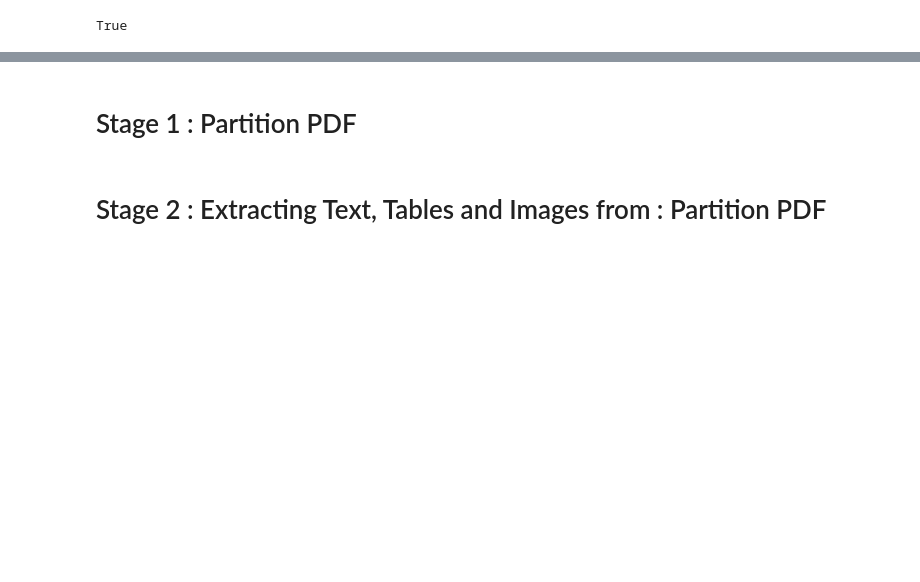
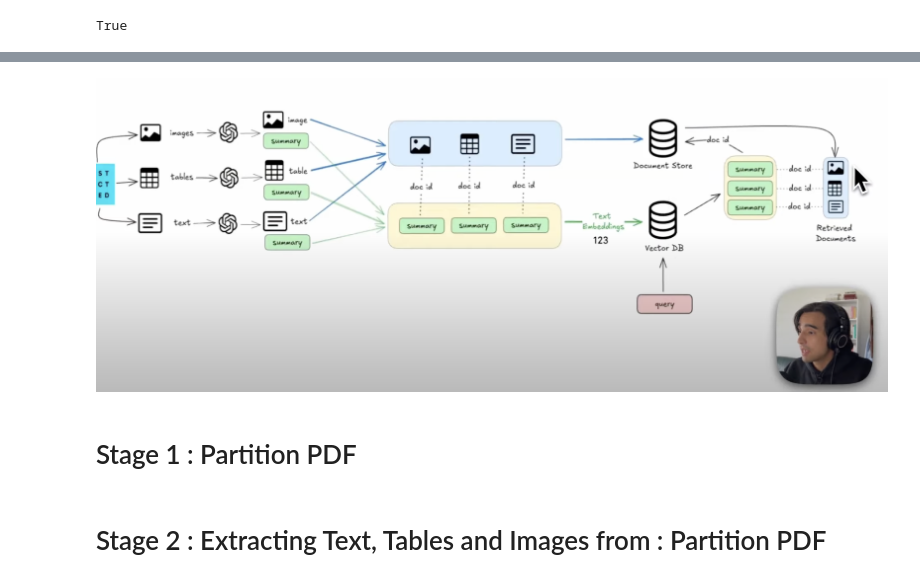
Before and after one commit to siddh30/Multimodal-RAG, a Jupyter notebook: multimodal_rag.ipynb, the cells around one changed output, grey strips where cells are left out. Drawn from its saved outputs; the diff is of its cells as text; code cells hidden in the pictures; blank space fills up the shorter version.

```diff
--- a/multimodal_rag.ipynb
+++ b/multimodal_rag.ipynb
@@ -46,3 +57,7 @@ True
+# %%
+Image(filename="data/images/img1.png")
+# %% [output]
+[figure, added]
 # %% [markdown]
 # Stage 1 : Partition PDF
 # %%
```
Also changed, not shown: parts of 8 cells of this notebook.
